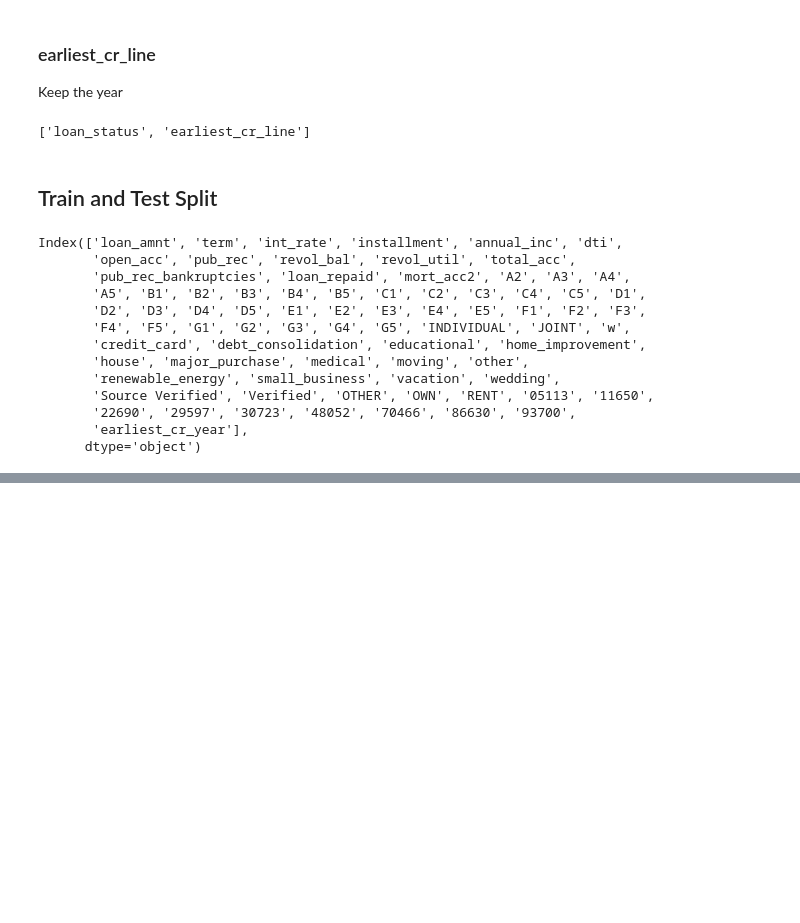
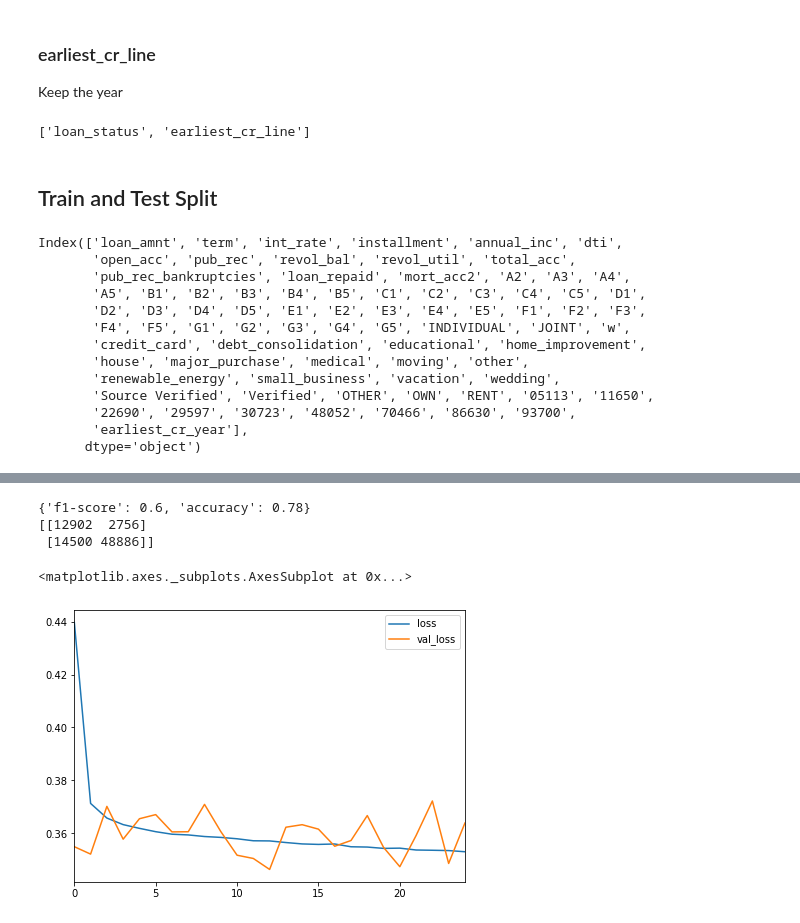
Before and after one commit to yasamanensafi/Loan_investment_prediction, a Jupyter notebook: Loan_investment_prediction.ipynb, the cells around one changed output, grey strips where cells are left out. Cells and saved outputs as stored; diff of their text form; code cells hidden in the pictures; blank space fills up the shorter version.

```diff
--- a/Loan_investment_prediction.ipynb
+++ b/Loan_investment_prediction.ipynb
@@ -812,0 +712,3 @@ https://machinelearningmastery.com/roc-curves-and-precision-recall-curves-for-cl
+# %%
+X_train_rus = df_test_under.drop('loan_repaid',axis=1)
+y_train_rus = df_test_under['loan_repaid']
@@ -812,0 +745,9 @@ https://machinelearningmastery.com/roc-curves-and-precision-recall-curves-for-cl
+# %%
+# Defining a function to store evaluation metrics
+def evaluate(prediction):
+    result = classification_report(y_test,prediction,output_dict=True)
+    f1 = result['0']['f1-score']
+    accuracy = result['accuracy']
+    performance_data= {'f1-score':round(f1, 2),
+                      'accuracy':round(accuracy, 2)}
+    return performance_data
@@ -812,0 +1004,2 @@ https://machinelearningmastery.com/roc-curves-and-precision-recall-curves-for-cl
+# %%
+nn_cm_rus, nn_result_rus,losses_rus= neural_network(X_train_rus,y_train_rus,X_test,y_test)
@@ -812,0 +1024,10 @@ https://machinelearningmastery.com/roc-curves-and-precision-recall-curves-for-cl
+# %%
+print(nn_result_rus)
+print(nn_cm_rus)
+losses_rus.plot()
+# %% [output]
+{'f1-score': 0.6, 'accuracy': 0.78}
+[[12902  2756]
+ [14500 48886]]
+<matplotlib.axes._subplots.AxesSubplot at 0x...>
+[figure, added]
```
Also changed, not shown: parts of 84 cells of this notebook.
